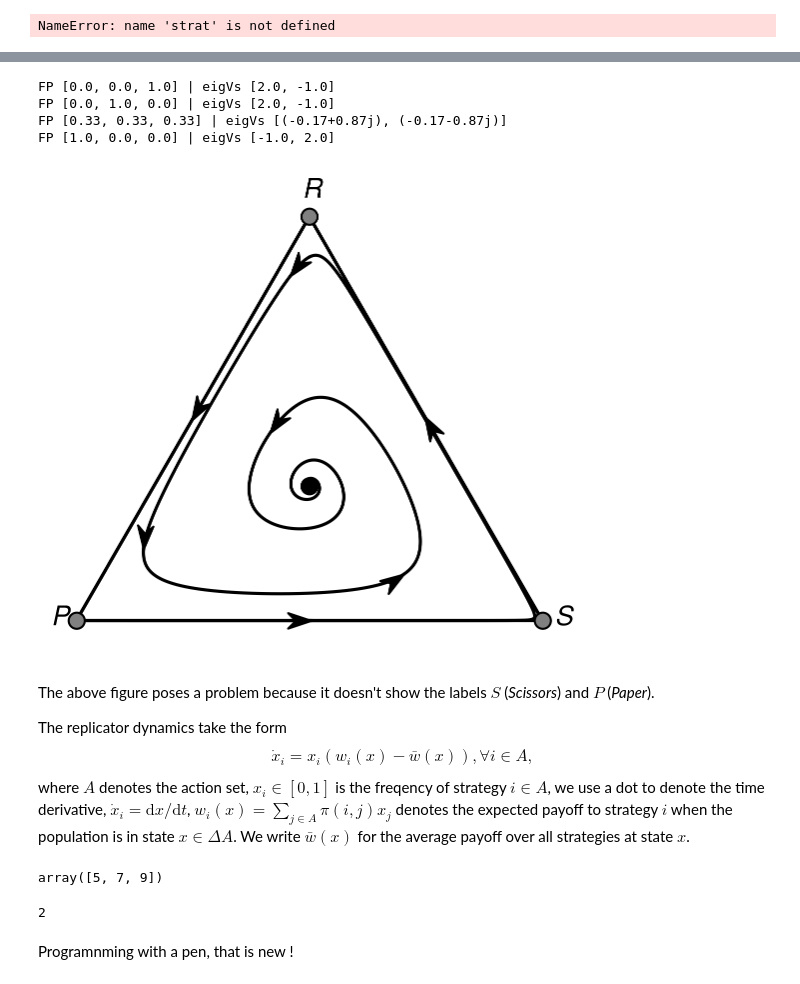
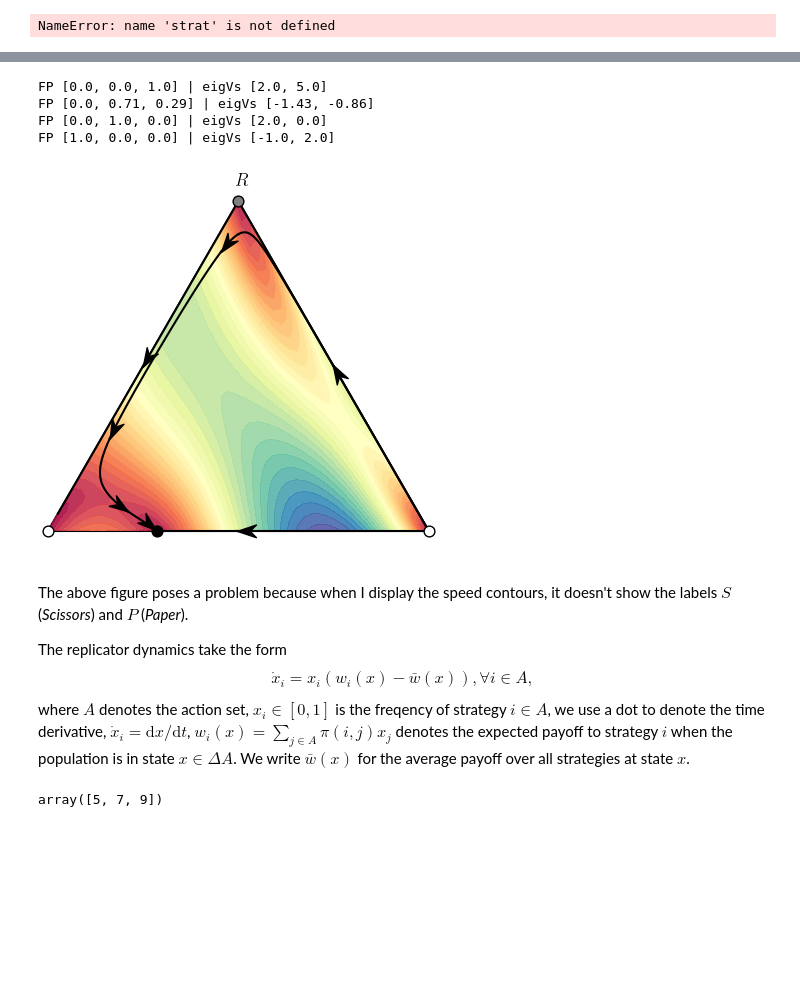
Before and after one commit to SlimaneD/pynamo, a Jupyter notebook: TestingCode.ipynb, the cells around one changed output, grey strips where cells are left out. Drawn from its saved outputs; the diff is of its cells as text; code cells hidden in the pictures; blank space fills up the shorter version.

Commit message:
Fixing issues and creating a game class

```diff
--- a/TestingCode.ipynb
+++ b/TestingCode.ipynb
@@ -110,34 +112,34 @@ bdr1+bdr2+bdr3+[lbl1]+[lbl2]+[lbl3]
 # %%
 arrowSize= 1/20.0
 arrowWidth= (1/3)*arrowSize
 #step = 0.01
 
-pMrps = np.array([[0,-1,2],[2,0,-1],[-1,2,0]]) #Good Rock-Paper-Scissors game
+pMrps = np.array([[0,0,2],[2,0,5],[-1,2,0]]) #Good Rock-Paper-Scissors game
 
 fig, ax = plt.subplots()
 
 ax.set_aspect('equal')
 plt.axis('off')
 
 plt.plot(clip_on=False)
 
 drawer.setSimplex(['$R$','$P$','$S$'], pMrps, ax, 13, 50)
 drawer.trajectory([0.9, 0.05], pMrps, param.step, [0.01, 0.06, 0.12, 0.2], 50, fig, ax, 'black', arrowSize, arrowWidth, 53)
 drawer.trajectory([0.5, 0], pMrps, param.step, [0.0001], 10, fig, ax, 'black', arrowSize, arrowWidth, 53)
 drawer.trajectory([0,0.5], pMrps, param.step, [0.0001], 10, fig, ax, 'black', arrowSize, arrowWidth, 53)
 drawer.trajectory([0.5, 0.5], pMrps, param.step, [0.0001], 10, fig, ax, 'black', arrowSize, arrowWidth, 53)
-#drawer.speed_plot([0, 1], [0, np.sqrt(3/4)], 50, pMrps, ax, cm.coolwarm, levels = 50, zorder=54)
+drawer.speed_plot([0, 1], [0, np.sqrt(3/4)], 50, pMrps, ax, cm.Spectral, levels = 30, zd=52)
 eqs = drawer.equilibria(pMrps, ax, 'black', 'gray', 'white', 60, 54)
 
 plt.savefig("testSimplex.pdf")
 # %% [output]
-FP [0.0, 0.0, 1.0] | eigVs [2.0, -1.0]
-FP [0.0, 1.0, 0.0] | eigVs [2.0, -1.0]
-FP [0.33, 0.33, 0.33] | eigVs [(-0.17+0.87j), (-0.17-0.87j)]
+FP [0.0, 0.0, 1.0] | eigVs [2.0, 5.0]
+FP [0.0, 0.71, 0.29] | eigVs [-1.43, -0.86]
+FP [0.0, 1.0, 0.0] | eigVs [2.0, 0.0]
 FP [1.0, 0.0, 0.0] | eigVs [-1.0, 2.0]
-[figure, old version]
+[figure, new version]
 # %% [markdown]
-The above figure poses a problem because it doesn't show the labels $S$ (*Scissors*) and $P$ (*Paper*).
+The above figure poses a problem because when I display the speed contours, it doesn't show the labels $S$ (*Scissors*) and $P$ (*Paper*).
 
 The replicator dynamics take the form
 $$ \dot{x}_i = x_i \left( w_i(x) - \bar{w}(x) \right), \forall i\in A, $$
@@ -149,9 +151,3 @@ arr3 = arr1+arr2
 arr3
 # %% [output]
 array([5, 7, 9])
-# %%
-1+1
-# %% [output]
-2
-# %% [markdown]
-Programnming with a pen, that is new !
```
Also changed, not shown: parts of 3 cells of this notebook, 7 other files.
